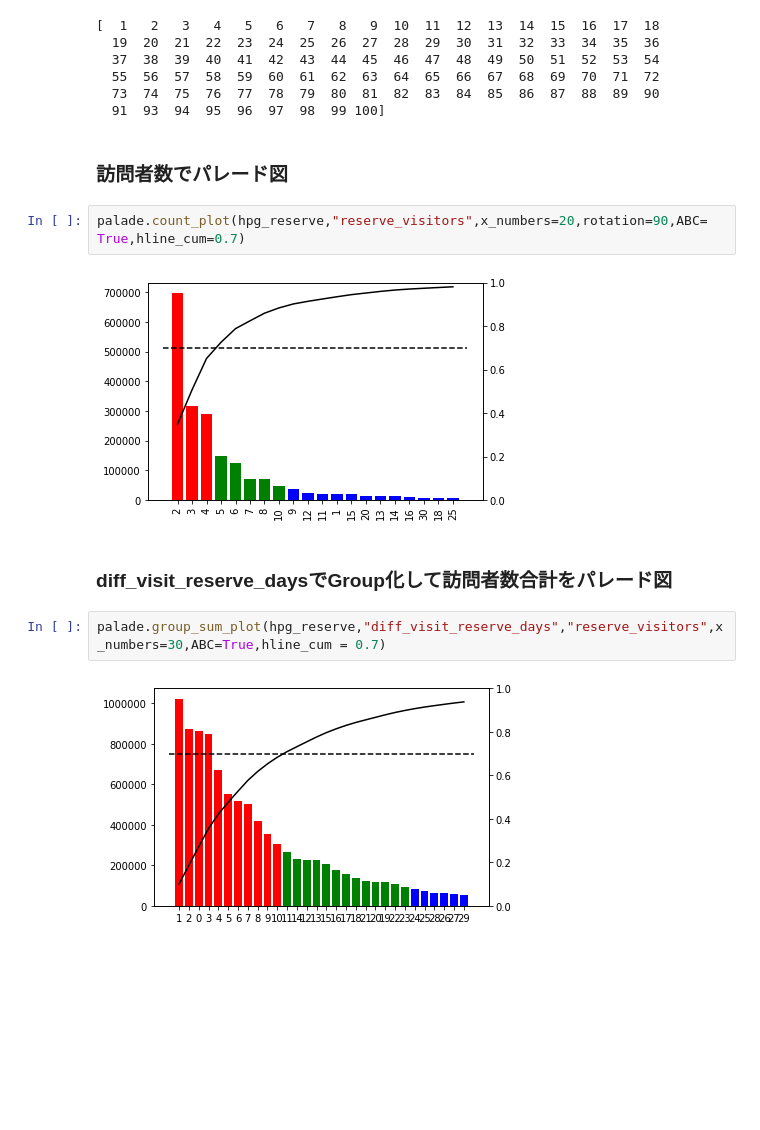
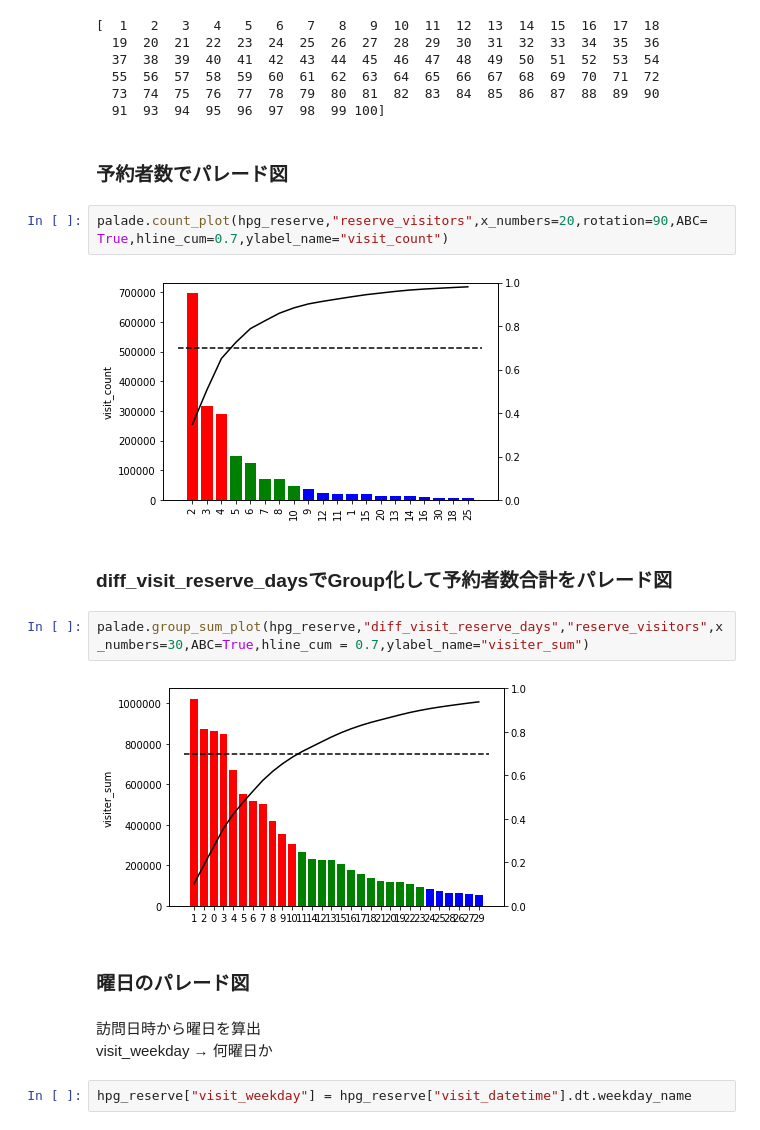
Before and after one commit to recruit-exercise/recruit_exercise, a Jupyter notebook: notebook/check_hpg_reserve.ipynb, the cells around one changed output. Saved outputs shown, nothing was run; the diff lists cells and outputs as text; blank space fills up the shorter version.

```diff
--- a/notebook/check_hpg_reserve.ipynb
+++ b/notebook/check_hpg_reserve.ipynb
@@ -185,14 +185,21 @@ print(np.sort(hpg_reserve["reserve_visitors"].unique()))
   73  74  75  76  77  78  79  80  81  82  83  84  85  86  87  88  89  90
   91  93  94  95  96  97  98  99 100]
 # %% [markdown]
-### 訪問者数でパレード図
+### 予約者数でパレード図
 # %%
-palade.count_plot(hpg_reserve,"reserve_visitors",x_numbers=20,rotation=90,ABC= True,hline_cum=0.7)
+palade.count_plot(hpg_reserve,"reserve_visitors",x_numbers=20,rotation=90,ABC= True,hline_cum=0.7,ylabel_name="visit_count")
 # %% [output]
-[figure, old version]
+[figure, new version]
 # %% [markdown]
-### diff_visit_reserve_daysでGroup化して訪問者数合計をパレード図
+### diff_visit_reserve_daysでGroup化して予約者数合計をパレード図
 # %%
-palade.group_sum_plot(hpg_reserve,"diff_visit_reserve_days","reserve_visitors",x_numbers=30,ABC=True,hline_cum = 0.7)
+palade.group_sum_plot(hpg_reserve,"diff_visit_reserve_days","reserve_visitors",x_numbers=30,ABC=True,hline_cum = 0.7,ylabel_name="visiter_sum")
 # %% [output]
-[figure, old version]
+[figure, new version]
+# %% [markdown]
+### 曜日のパレード図
+# %% [markdown]
+訪問日時から曜日を算出
+visit_weekday → 何曜日か
+# %%
+hpg_reserve["visit_weekday"] = hpg_reserve["visit_datetime"].dt.weekday_name
```
Also changed, not shown: parts of 29 cells of this notebook, 1 other file.
